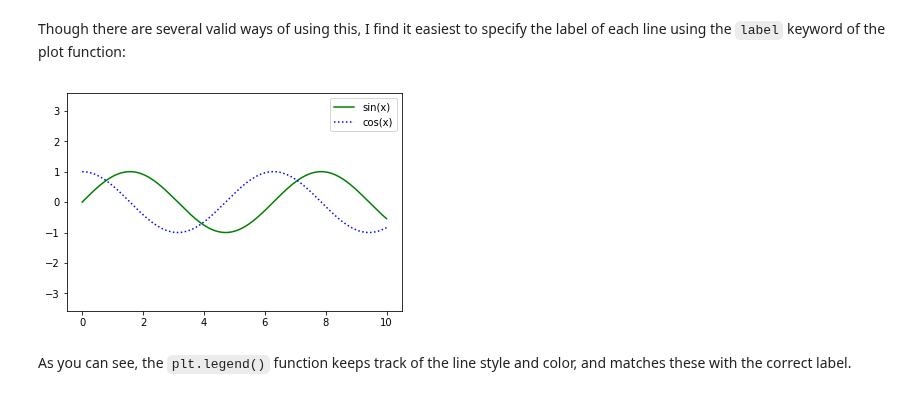
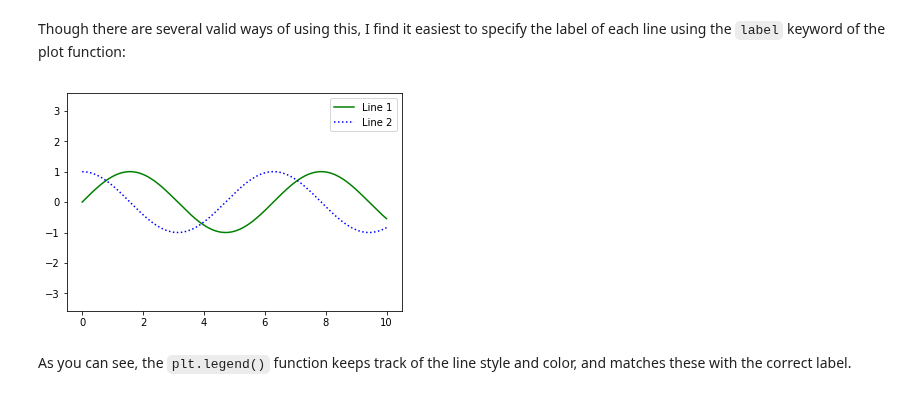
Before and after one commit to eitanlees/ISC-3313, a Jupyter notebook: Lectures/Week-06/11-Matplotlib.ipynb, the cells around one changed output. Cells and saved outputs as stored; diff of their text form; code cells hidden in the pictures.

```diff
--- a/Lectures/Week-06/11-Matplotlib.ipynb
+++ b/Lectures/Week-06/11-Matplotlib.ipynb
@@ -302,13 +305,13 @@ It is done via the (you guessed it) ``plt.legend()`` method.
 # %% [markdown]
 Though there are several valid ways of using this, I find it easiest to specify the label of each line using the ``label`` keyword of the plot function:
 # %%
-plt.plot(x, np.sin(x), '-g', label='sin(x)')
-plt.plot(x, np.cos(x), ':b', label='cos(x)')
+plt.plot(x, np.sin(x), '-g', label='Line 1')
+plt.plot(x, np.cos(x), ':b', label='Line 2')
 plt.axis('equal')
 
 plt.legend();
 # %% [output]
-[figure, old version]
+[figure, new version]
 # %% [markdown]
 As you can see, the ``plt.legend()`` function keeps track of the line style and color, and matches these with the correct label.
 # %% [markdown]
```
Also changed, not shown: parts of 1 cell of this notebook.
